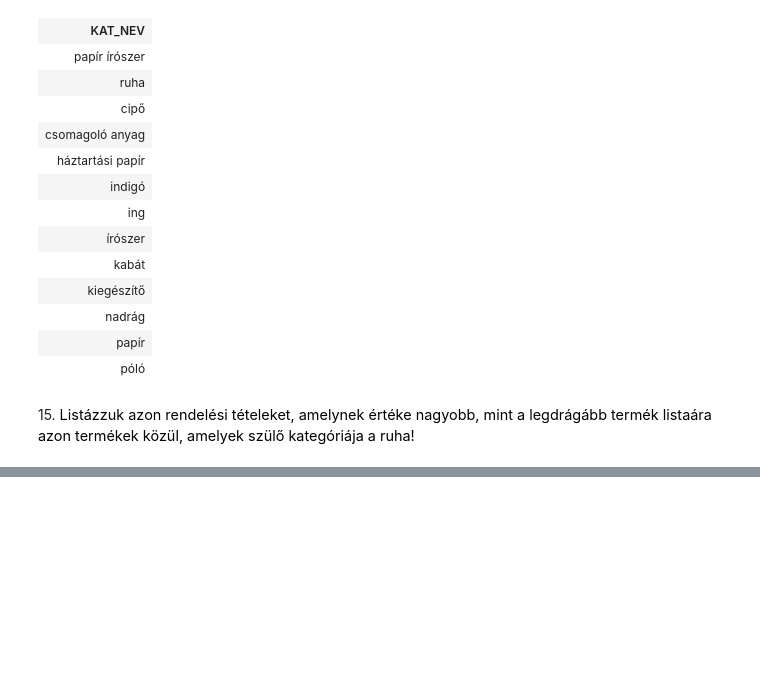
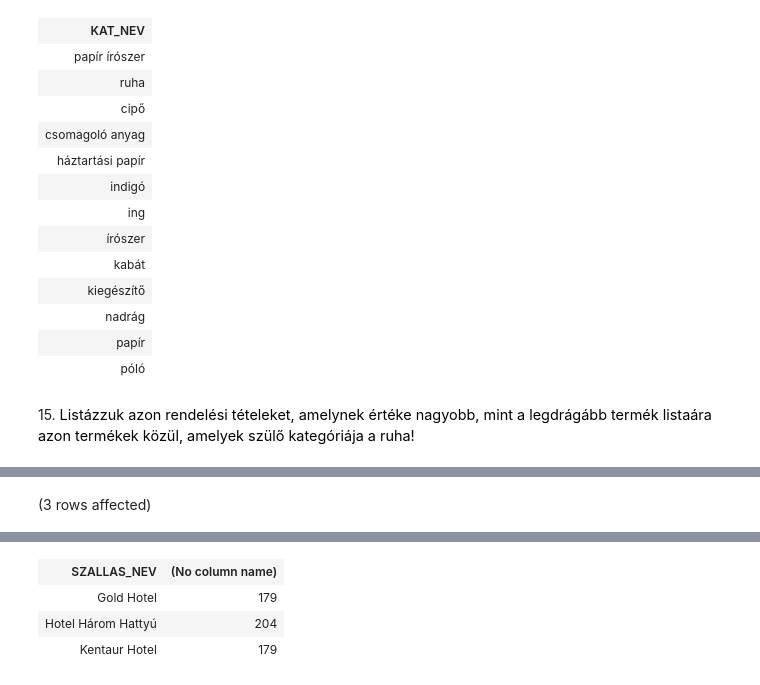
Before and after one commit to KataBaumgartner/adatbazisok, a Jupyter notebook: gyakorlat06_feladatok.ipynb, the cells around one changed output, grey strips where cells are left out. Drawn from its saved outputs; the diff is of its cells as text; code cells hidden in the pictures; blank space fills up the shorter version.

```diff
--- a/gyakorlat06_feladatok.ipynb
+++ b/gyakorlat06_feladatok.ipynb
@@ -277,0 +317,16 @@ Total execution time: 00:00:00.002
+# %%
+-- másik 1. feladat
+
+SELECT sza.SZALLAS_NEV, COUNT(f.FOGLALAS_PK) AS 'Foglalásszám'
+FROM Szallashely sza JOIN Szoba szo ON sza.SZALLAS_ID = szo.SZALLAS_FK
+                     JOIN Foglalas f ON szo.SZOBA_ID = f.SZOBA_FK
+
+GROUP BY sza.SZALLAS_NEV
+HAVING COUNT(f.FOGLALAS_PK) >
+(SELECT COUNT(f2.FOGLALAS_PK)
+FROM Szallashely sza2 JOIN Szoba szo2 ON sza2.SZALLAS_ID = szo2.SZALLAS_FK
+                     JOIN Foglalas f2 ON szo2.SZOBA_ID = f2.SZOBA_FK
+WHERE sza2.SZALLAS_NEV = 'Fortuna panzió'
+GROUP BY sza2.SZALLAS_NEV)
+# %% [output]
+(3 rows affected)
@@ -277,0 +334,4 @@ Total execution time: 00:00:00.002
+| SZALLAS_NEV | (No column name) |
+| Gold Hotel | 179 |
+| Hotel Három Hattyú | 204 |
+| Kentaur Hotel | 179 |
```
Also changed, not shown: parts of 4 cells of this notebook.
